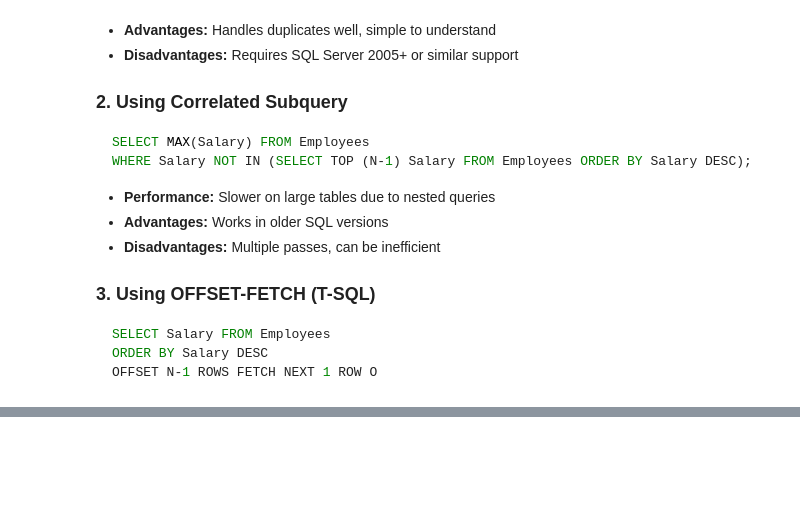
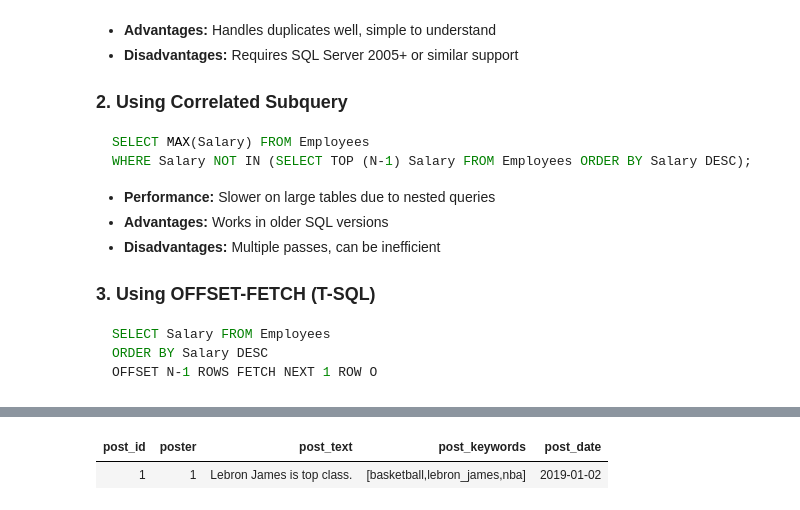
Before and after one commit to prasad-nimbalkar/Interview-Questions, a Jupyter notebook: sql-interview-questions.ipynb.ipynb, the cells around one changed output, grey strips where cells are left out. Saved outputs shown, nothing was run; the diff lists cells and outputs as text; code cells hidden in the pictures; blank space fills up the shorter version.

```diff
--- a/sql-interview-questions.ipynb.ipynb
+++ b/sql-interview-questions.ipynb.ipynb
@@ -1504,0 +1648,10 @@ OFFSET N-1 ROWS FETCH NEXT 1 ROW O
+# %%
+%sql
+SELECT DISTINCT p.*
+FROM facebook_posts p
+JOIN facebook_reactions r
+  ON p.post_id = r.post_id
+WHERE r.reaction = 'heart';
+# %% [output]
+| post_id | poster | post_text | post_keywords | post_date |
+| 1 | 1 | Lebron James is top class. | [basketball,lebron_james,nba] | 2019-01-02 |
```
Also changed, not shown: parts of 6 cells of this notebook.
